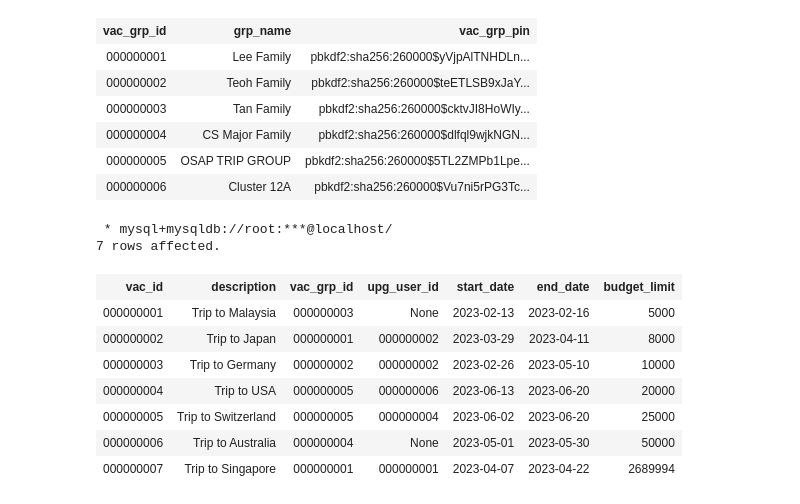
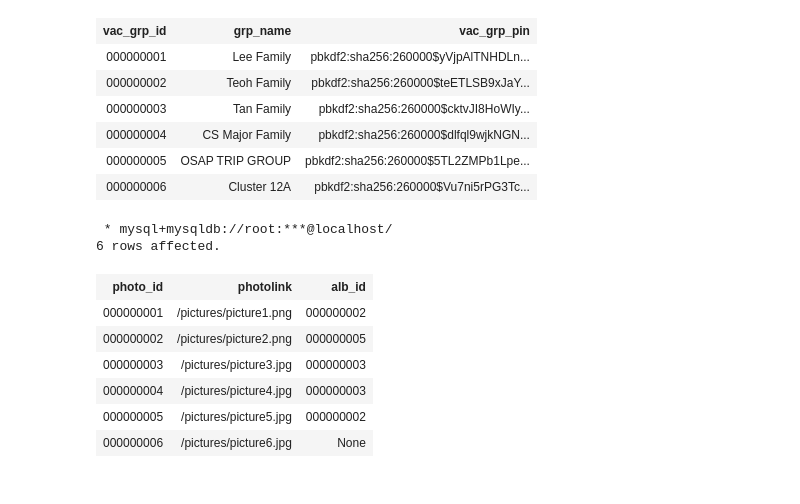
Before and after one commit to tyxin/ReadyHols, a Jupyter notebook: data_scripting.ipynb, the cells around one changed output. Drawn from its saved outputs; the diff is of its cells as text; code cells hidden in the pictures.

```diff
--- a/data_scripting.ipynb
+++ b/data_scripting.ipynb
@@ -737,15 +737,14 @@ select * from vacation_grp
 | 000000006 | Cluster 12A | pbkdf2:sha256:260000$Vu7ni5rPG3Tc... |
 # %%
 %%sql
-select * from vacation
+select * from photo
 # %% [output]
  * mysql+mysqldb://root:***@localhost/
-7 rows affected.
+6 rows affected.
-| vac_id | description | vac_grp_id | upg_user_id | start_date | end_date | budget_limit |
-| 000000001 | Trip to Malaysia | 000000003 | None | 2023-02-13 | 2023-02-16 | 5000 |
-| 000000002 | Trip to Japan | 000000001 | 000000002 | 2023-03-29 | 2023-04-11 | 8000 |
-| 000000003 | Trip to Germany | 000000002 | 000000002 | 2023-02-26 | 2023-05-10 | 10000 |
-| 000000004 | Trip to USA | 000000005 | 000000006 | 2023-06-13 | 2023-06-20 | 20000 |
-| 000000005 | Trip to Switzerland | 000000005 | 000000004 | 2023-06-02 | 2023-06-20 | 25000 |
-| 000000006 | Trip to Australia | 000000004 | None | 2023-05-01 | 2023-05-30 | 50000 |
-| 000000007 | Trip to Singapore | 000000001 | 000000001 | 2023-04-07 | 2023-04-22 | 2689994 |
+| photo_id | photolink | alb_id |
+| 000000001 | /pictures/picture1.png | 000000002 |
+| 000000002 | /pictures/picture2.png | 000000005 |
+| 000000003 | /pictures/picture3.jpg | 000000003 |
+| 000000004 | /pictures/picture4.jpg | 000000003 |
+| 000000005 | /pictures/picture5.jpg | 000000002 |
+| 000000006 | /pictures/picture6.jpg | None |
```
Also changed, not shown: 8 other files.
